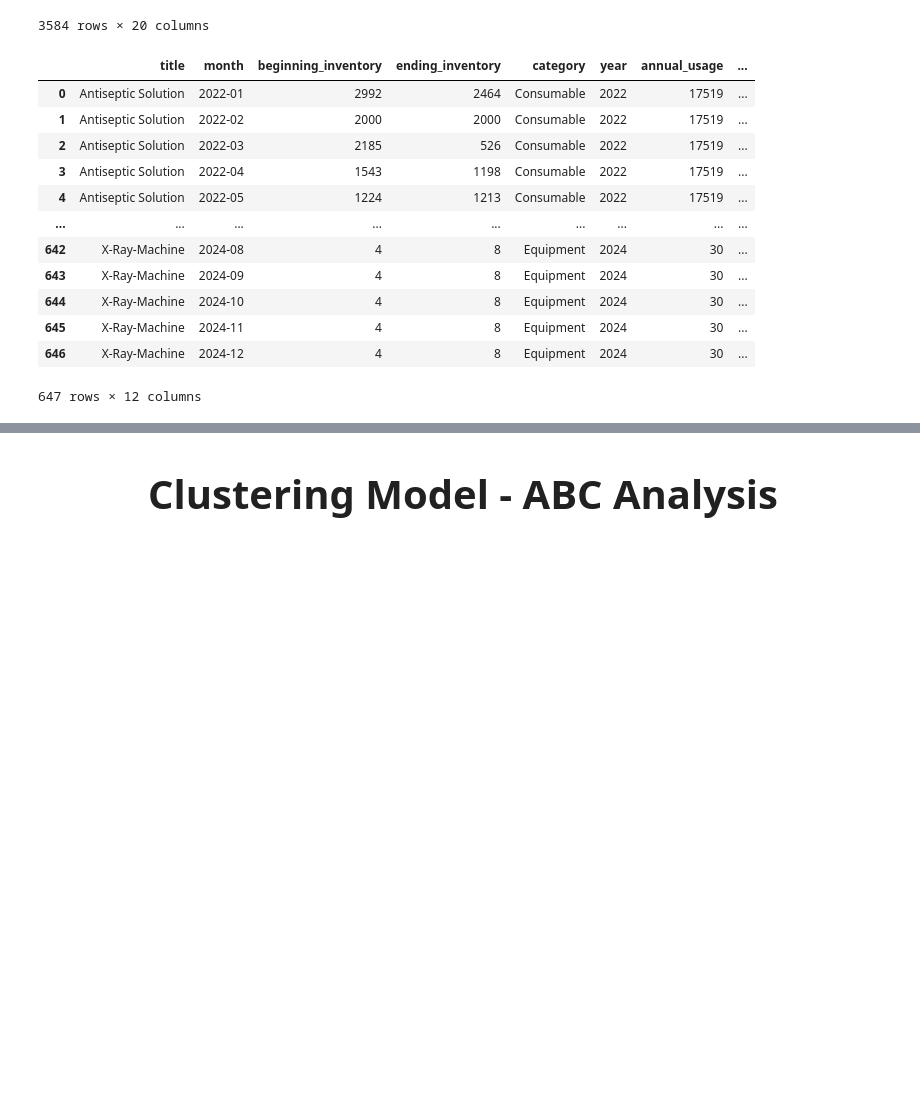
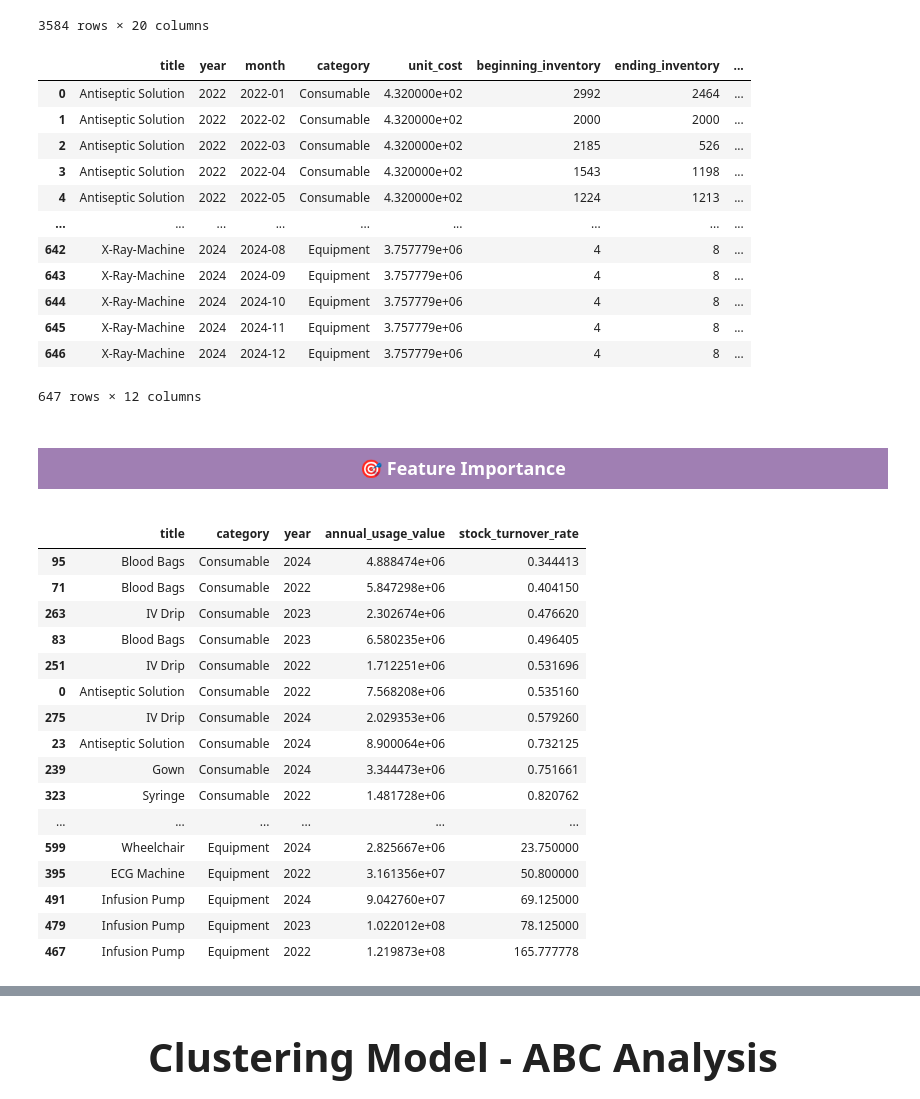
Before and after one commit to KubangPawis/hospital-inventory-demand-forecasting, a Jupyter notebook: hospital_inventory_eda.ipynb, the cells around one changed output, grey strips where cells are left out. Saved outputs shown, nothing was run; the diff lists cells and outputs as text; code cells hidden in the pictures; blank space fills up the shorter version.

```diff
--- a/hospital_inventory_eda.ipynb
+++ b/hospital_inventory_eda.ipynb
@@ -353,20 +354,24 @@ feature_df['stock_turnover_rate'] = np.where(feature_df['category'] == 'Consumab
 # Stock Variability
 feature_df['stock_variability'] = inventory_df1.groupby('title')['current_stock'].transform(lambda x: x.std() / x.mean() if x.mean() != 0 else 0)
 
-equipment_features
-consumable_features
+# Styling: Rerranging columns only
+feature_df = feature_df[[
+    'title', 'year', 'month', 'category', 'unit_cost', 'beginning_inventory', 'ending_inventory', 'annual_usage_value',
+    'monthly_usage', 'annual_usage', 'stock_turnover_rate', 'stock_variability'
+]]
+
 feature_df
 # %% [output]
-|  | title | month | beginning_inventory | ending_inventory | category | year | annual_usage | ... |
-| 0 | Antiseptic Solution | 2022-01 | 2992 | 2464 | Consumable | 2022 | 17519 | ... |
-| 1 | Antiseptic Solution | 2022-02 | 2000 | 2000 | Consumable | 2022 | 17519 | ... |
-| 2 | Antiseptic Solution | 2022-03 | 2185 | 526 | Consumable | 2022 | 17519 | ... |
-| 3 | Antiseptic Solution | 2022-04 | 1543 | 1198 | Consumable | 2022 | 17519 | ... |
-| 4 | Antiseptic Solution | 2022-05 | 1224 | 1213 | Consumable | 2022 | 17519 | ... |
+|  | title | year | month | category | unit_cost | beginning_inventory | ending_inventory | ... |
+| 0 | Antiseptic Solution | 2022 | 2022-01 | Consumable | 4.320000e+02 | 2992 | 2464 | ... |
+| 1 | Antiseptic Solution | 2022 | 2022-02 | Consumable | 4.320000e+02 | 2000 | 2000 | ... |
+| 2 | Antiseptic Solution | 2022 | 2022-03 | Consumable | 4.320000e+02 | 2185 | 526 | ... |
+| 3 | Antiseptic Solution | 2022 | 2022-04 | Consumable | 4.320000e+02 | 1543 | 1198 | ... |
+| 4 | Antiseptic Solution | 2022 | 2022-05 | Consumable | 4.320000e+02 | 1224 | 1213 | ... |
 | ... | ... | ... | ... | ... | ... | ... | ... | ... |
-| 642 | X-Ray-Machine | 2024-08 | 4 | 8 | Equipment | 2024 | 30 | ... |
-| 643 | X-Ray-Machine | 2024-09 | 4 | 8 | Equipment | 2024 | 30 | ... |
-| 644 | X-Ray-Machine | 2024-10 | 4 | 8 | Equipment | 2024 | 30 | ... |
-| 645 | X-Ray-Machine | 2024-11 | 4 | 8 | Equipment | 2024 | 30 | ... |
-| 646 | X-Ray-Machine | 2024-12 | 4 | 8 | Equipment | 2024 | 30 | ... |
+| 642 | X-Ray-Machine | 2024 | 2024-08 | Equipment | 3.757779e+06 | 4 | 8 | ... |
+| 643 | X-Ray-Machine | 2024 | 2024-09 | Equipment | 3.757779e+06 | 4 | 8 | ... |
+| 644 | X-Ray-Machine | 2024 | 2024-10 | Equipment | 3.757779e+06 | 4 | 8 | ... |
+| 645 | X-Ray-Machine | 2024 | 2024-11 | Equipment | 3.757779e+06 | 4 | 8 | ... |
+| 646 | X-Ray-Machine | 2024 | 2024-12 | Equipment | 3.757779e+06 | 4 | 8 | ... |
 647 rows × 12 columns
@@ -378,0 +378,26 @@ feature_df = feature_df[[
+# %% [markdown]
+<div style="width: 30%;">
+    <h3 style="background-color: #a07fb3; color: white; padding: 0.5rem 0.5rem; text-align: center; vertical-align: middle; box-shadow: 5px 5px #4d3e66;">🎯 Feature Importance</h3>
+    <div style="margin: 1.5rem 0;"></div>
+</div>
+# %%
+#feature_df[['title', 'category', 'year', 'annual_usage_value', 'stock_turnover_rate']].drop_duplicates(subset=['title', 'category', 'year']).sort_values(by='annual_usage_value')
+feature_df[['title', 'category', 'year', 'annual_usage_value', 'stock_turnover_rate']].drop_duplicates(subset=['title', 'category', 'year']).sort_values(by='stock_turnover_rate')
+# %% [output]
+|  | title | category | year | annual_usage_value | stock_turnover_rate |
+| 95 | Blood Bags | Consumable | 2024 | 4.888474e+06 | 0.344413 |
+| 71 | Blood Bags | Consumable | 2022 | 5.847298e+06 | 0.404150 |
+| 263 | IV Drip | Consumable | 2023 | 2.302674e+06 | 0.476620 |
+| 83 | Blood Bags | Consumable | 2023 | 6.580235e+06 | 0.496405 |
+| 251 | IV Drip | Consumable | 2022 | 1.712251e+06 | 0.531696 |
+| 0 | Antiseptic Solution | Consumable | 2022 | 7.568208e+06 | 0.535160 |
+| 275 | IV Drip | Consumable | 2024 | 2.029353e+06 | 0.579260 |
+| 23 | Antiseptic Solution | Consumable | 2024 | 8.900064e+06 | 0.732125 |
+| 239 | Gown | Consumable | 2024 | 3.344473e+06 | 0.751661 |
+| 323 | Syringe | Consumable | 2022 | 1.481728e+06 | 0.820762 |
+| ... | ... | ... | ... | ... | ... |
+| 599 | Wheelchair | Equipment | 2024 | 2.825667e+06 | 23.750000 |
+| 395 | ECG Machine | Equipment | 2022 | 3.161356e+07 | 50.800000 |
+| 491 | Infusion Pump | Equipment | 2024 | 9.042760e+07 | 69.125000 |
+| 479 | Infusion Pump | Equipment | 2023 | 1.022012e+08 | 78.125000 |
+| 467 | Infusion Pump | Equipment | 2022 | 1.219873e+08 | 165.777778 |
```
Also changed, not shown: parts of 11 cells of this notebook, 2 other files.
